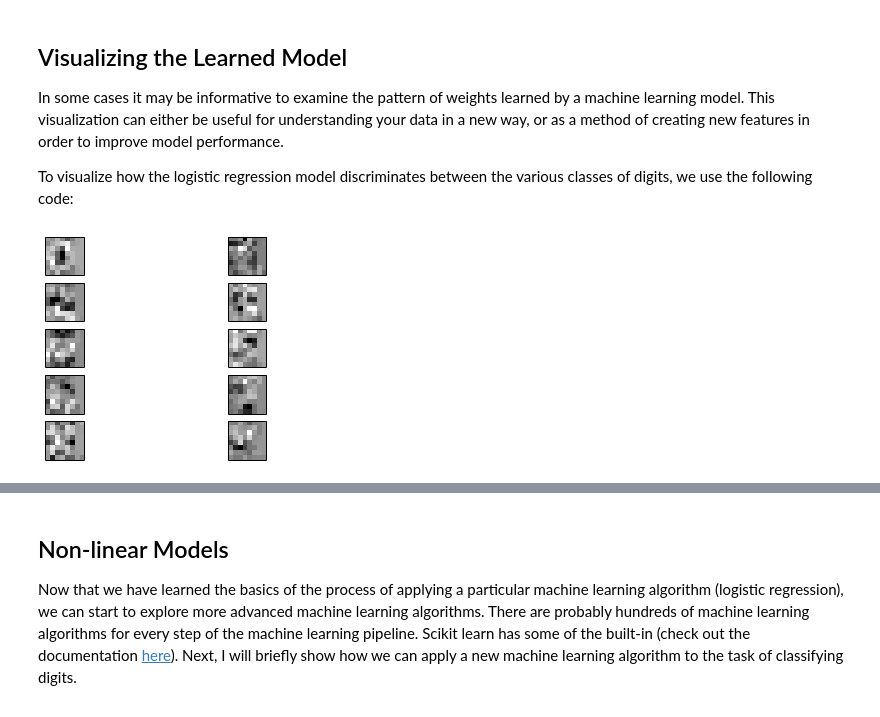
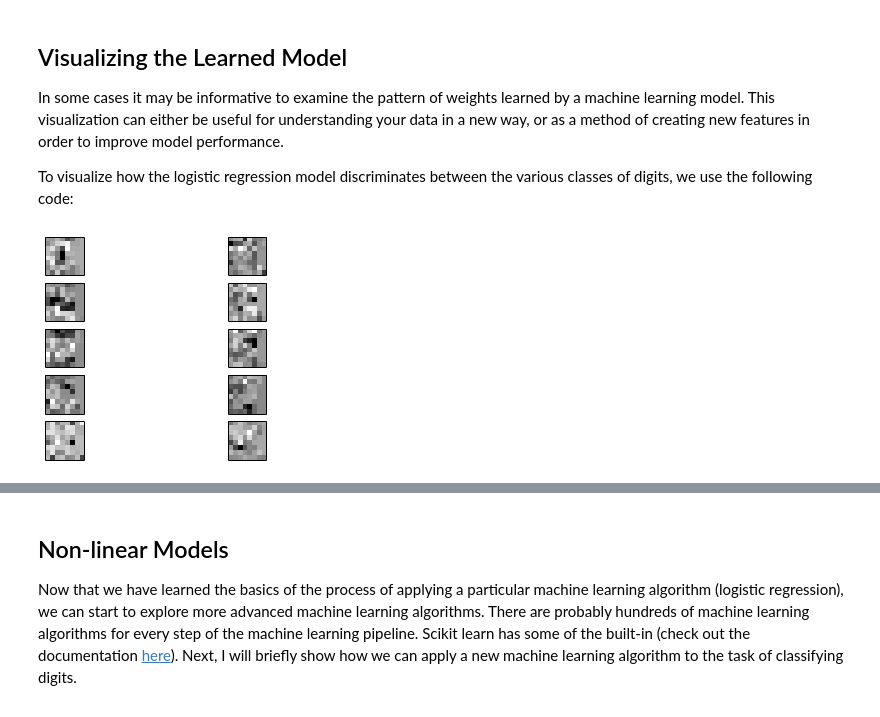
Before and after one commit to paulruvolo/MLTutorials, a Jupyter notebook: tutorial_02/Machine Learning Lecture 2.ipynb, the cells around one changed output, grey strips where cells are left out. Saved outputs shown, nothing was run; the diff lists cells and outputs as text; code cells hidden in the pictures.

```diff
--- a/tutorial_02/Machine Learning Lecture 2.ipynb
+++ b/tutorial_02/Machine Learning Lecture 2.ipynb
@@ -119,22 +119,22 @@ To visualize how the logistic regression model discriminates between the various
 # %%
 %matplotlib inline
 from sklearn.datasets import *
 import matplotlib.pyplot as plt
 import numpy
 from sklearn.linear_model import LogisticRegression
 
 data = load_digits()
-model = LogisticRegression(C=10**-2)
+model = LogisticRegression(C=10**-1)
 model.fit(data.data, data.target)
 
 fig = plt.figure()
 
 for i in range(10):
     subplot = fig.add_subplot(5,2,i+1)
     subplot.matshow( numpy.reshape(model.raw_coef_[i][1:], (8,8)), cmap='gray')
     subplot.axes.get_xaxis().set_visible(False)
     subplot.axes.get_yaxis().set_visible(False)
 
 plt.show()
 # %% [output]
-[figure, old version]
+[figure, new version]
```
Also changed, not shown: parts of 6 cells of this notebook.
